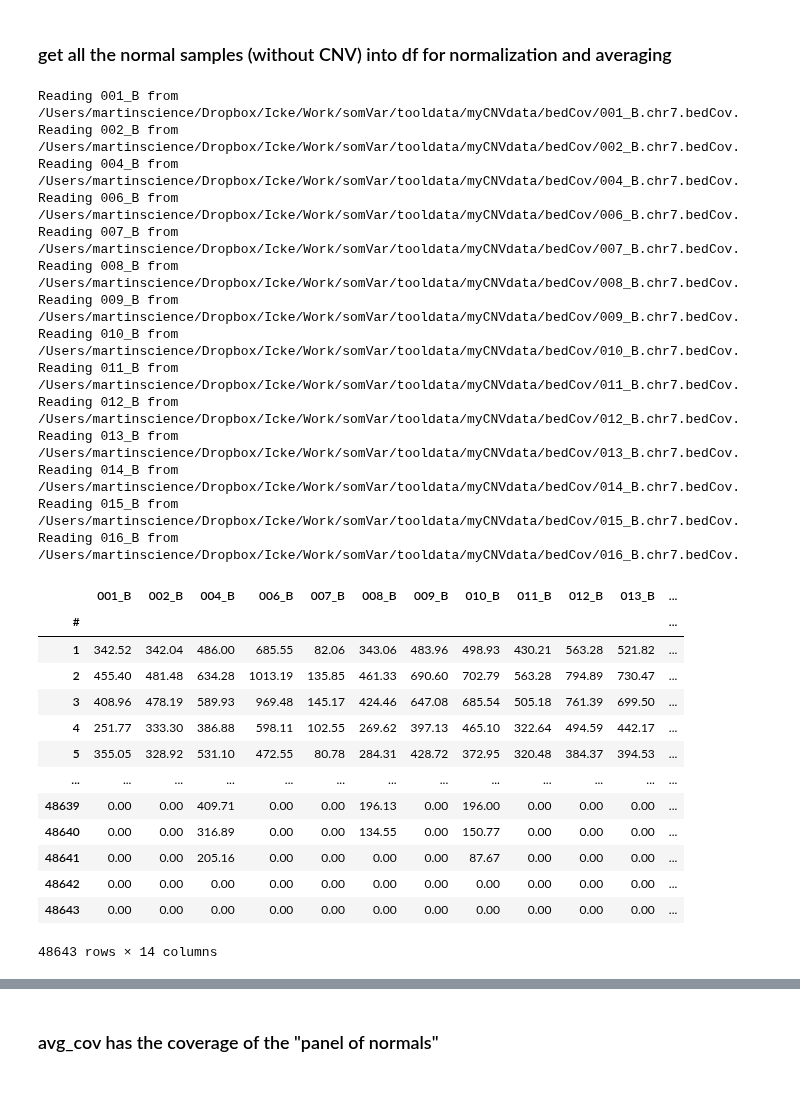
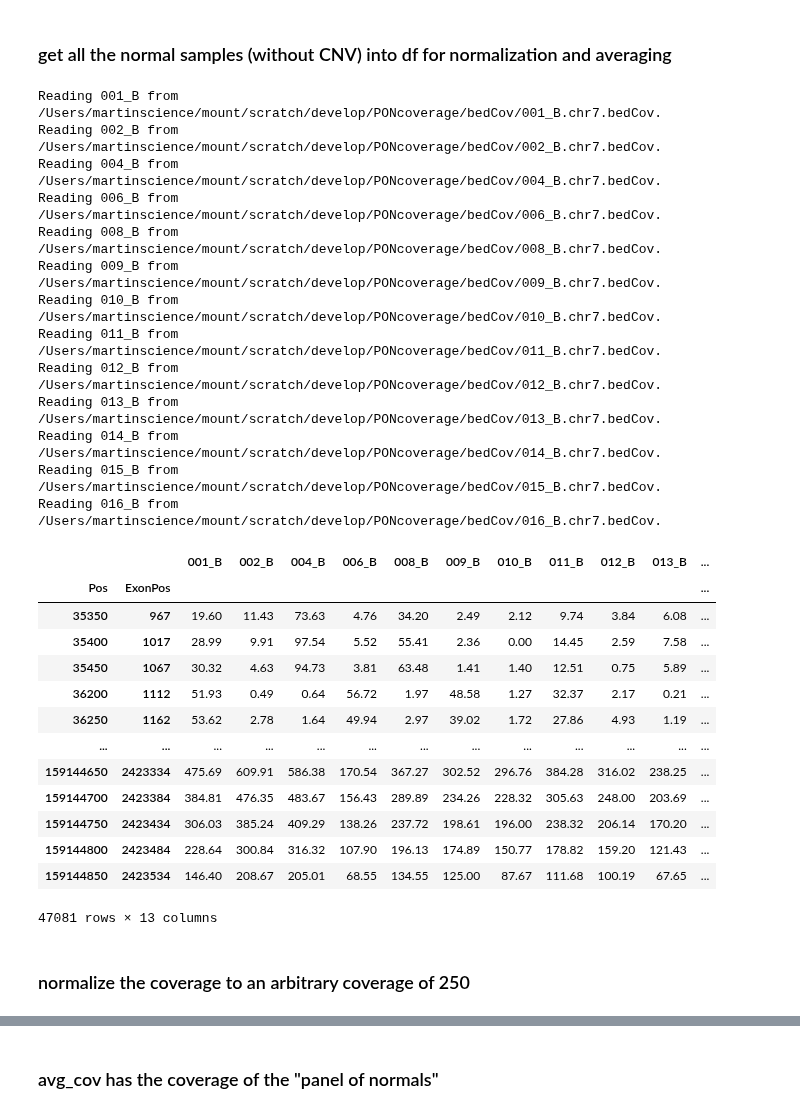
Before and after one commit to Mar111tiN/myCNV, a Jupyter notebook: nb/getPONcoverage.ipynb, the cells around one changed output, grey strips where cells are left out. Saved outputs shown, nothing was run; the diff lists cells and outputs as text; code cells hidden in the pictures; blank space fills up the shorter version.

```diff
--- a/nb/getPONcoverage.ipynb
+++ b/nb/getPONcoverage.ipynb
@@ -42,4 +22,5 @@ bed_path = f"{static_path}/bed_files/SureSelect/hg38"
 
 cnvdata = f"{tooldata}/myCNVdata/"
 bedCov_path = f"{cnvdata}/bedCov"
+bedCov_path = f"{home}/mount/scratch/develop/PONcoverage/bedCov"
 output_path = f"{cnvdata}/output"
@@ -65,50 +49,48 @@ test[:13]
 # %% [markdown]
 ### get all the normal samples (without CNV) into df for normalization and averaging
 # %%
+# try with pd merge
 import os
-path = bedCov
-samples = [1, 2, 4, 6, 7, 8, 9, 10, 11, 12, 13, 14, 15, 16]
-cov_dfs = []
+samples = [1, 2, 4, 6, 8, 9, 10, 11, 12, 13, 14, 15, 16]
+cov_df = pd.DataFrame(columns=['ExonPos', 'Pos'])
 for sample in [f"{str(s).zfill(3)}_B" for s in samples]:
-    file = os.path.join(path, f"{sample}.chr7.bedCov")
+    file = os.path.join(bedCov_path, f"{sample}.chr7.bedCov")
     print(f"Reading {sample} from {file}.")
-    df = pd.read_csv(file, sep='\t', usecols=['#', 'Coverage']).set_index('#').rename(columns={'Coverage':sample})
-    cov_dfs.append(df)
-cov_df = pd.concat(cov_dfs, axis=1).fillna(0)
+    df = pd.read_csv(file, sep='\t', compression='gzip').loc[:,['Pos', 'ExonPos', 'Coverage']].rename(columns={'Coverage':sample})
+    cov_df = cov_df.merge(df, on=['ExonPos', 'Pos'], how='outer')
+
+cov_df = cov_df.fillna(0).sort_values('ExonPos').set_index(['Pos', 'ExonPos'])
 cov_df
-# the set_index('#') effectively deletes the chromosome info and creates an index of length rollingWindow / 2
-# maybe that's not a good idea (better use an Exomic coordinate system)
-cov_tidy = cov_df.stack().reset_index().set_index('#').rename(columns={'level_1':'sample', 0:'Coverage'})
-cov_tidy.to_csv(f"{output_path}/all_tidy.bedCov", sep='\t')
 # %% [output]
-Reading 001_B from /Users/martinscience/Dropbox/Icke/Work/somVar/tooldata/myCNVdata/bedCov/001_B.chr7.bedCov.
-Reading 002_B from /Users/martinscience/Dropbox/Icke/Work/somVar/tooldata/myCNVdata/bedCov/002_B.chr7.bedCov.
-Reading 004_B from /Users/martinscience/Dropbox/Icke/Work/somVar/tooldata/myCNVdata/bedCov/004_B.chr7.bedCov.
-Reading 006_B from /Users/martinscience/Dropbox/Icke/Work/somVar/tooldata/myCNVdata/bedCov/006_B.chr7.bedCov.
-Reading 007_B from /Users/martinscience/Dropbox/Icke/Work/somVar/tooldata/myCNVdata/bedCov/007_B.chr7.bedCov.
-Reading 008_B from /Users/martinscience/Dropbox/Icke/Work/somVar/tooldata/myCNVdata/bedCov/008_B.chr7.bedCov.
-Reading 009_B from /Users/martinscience/Dropbox/Icke/Work/somVar/tooldata/myCNVdata/bedCov/009_B.chr7.bedCov.
-Reading 010_B from /Users/martinscience/Dropbox/Icke/Work/somVar/tooldata/myCNVdata/bedCov/010_B.chr7.bedCov.
-Reading 011_B from /Users/martinscience/Dropbox/Icke/Work/somVar/tooldata/myCNVdata/bedCov/011_B.chr7.bedCov.
-Reading 012_B from /Users/martinscience/Dropbox/Icke/Work/somVar/tooldata/myCNVdata/bedCov/012_B.chr7.bedCov.
-Reading 013_B from /Users/martinscience/Dropbox/Icke/Work/somVar/tooldata/myCNVdata/bedCov/013_B.chr7.bedCov.
-Reading 014_B from /Users/martinscience/Dropbox/Icke/Work/somVar/tooldata/myCNVdata/bedCov/014_B.chr7.bedCov.
-Reading 015_B from /Users/martinscience/Dropbox/Icke/Work/somVar/tooldata/myCNVdata/bedCov/015_B.chr7.bedCov.
-Reading 016_B from /Users/martinscience/Dropbox/Icke/Work/somVar/tooldata/myCNVdata/bedCov/016_B.chr7.bedCov.
+Reading 001_B from /Users/martinscience/mount/scratch/develop/PONcoverage/bedCov/001_B.chr7.bedCov.
+Reading 002_B from /Users/martinscience/mount/scratch/develop/PONcoverage/bedCov/002_B.chr7.bedCov.
+Reading 004_B from /Users/martinscience/mount/scratch/develop/PONcoverage/bedCov/004_B.chr7.bedCov.
+Reading 006_B from /Users/martinscience/mount/scratch/develop/PONcoverage/bedCov/006_B.chr7.bedCov.
+Reading 008_B from /Users/martinscience/mount/scratch/develop/PONcoverage/bedCov/008_B.chr7.bedCov.
+Reading 009_B from /Users/martinscience/mount/scratch/develop/PONcoverage/bedCov/009_B.chr7.bedCov.
+Reading 010_B from /Users/martinscience/mount/scratch/develop/PONcoverage/bedCov/010_B.chr7.bedCov.
+Reading 011_B from /Users/martinscience/mount/scratch/develop/PONcoverage/bedCov/011_B.chr7.bedCov.
+Reading 012_B from /Users/martinscience/mount/scratch/develop/PONcoverage/bedCov/012_B.chr7.bedCov.
+Reading 013_B from /Users/martinscience/mount/scratch/develop/PONcoverage/bedCov/013_B.chr7.bedCov.
+Reading 014_B from /Users/martinscience/mount/scratch/develop/PONcoverage/bedCov/014_B.chr7.bedCov.
+Reading 015_B from /Users/martinscience/mount/scratch/develop/PONcoverage/bedCov/015_B.chr7.bedCov.
+Reading 016_B from /Users/martinscience/mount/scratch/develop/PONcoverage/bedCov/016_B.chr7.bedCov.
-|  | 001_B | 002_B | 004_B | 006_B | 007_B | 008_B | 009_B | 010_B | 011_B | 012_B | 013_B | ... |
-| # |  |  |  |  |  |  |  |  |  |  |  | ... |
-| 1 | 342.52 | 342.04 | 486.00 | 685.55 | 82.06 | 343.06 | 483.96 | 498.93 | 430.21 | 563.28 | 521.82 | ... |
-| 2 | 455.40 | 481.48 | 634.28 | 1013.19 | 135.85 | 461.33 | 690.60 | 702.79 | 563.28 | 794.89 | 730.47 | ... |
-| 3 | 408.96 | 478.19 | 589.93 | 969.48 | 145.17 | 424.46 | 647.08 | 685.54 | 505.18 | 761.39 | 699.50 | ... |
-| 4 | 251.77 | 333.30 | 386.88 | 598.11 | 102.55 | 269.62 | 397.13 | 465.10 | 322.64 | 494.59 | 442.17 | ... |
-| 5 | 355.05 | 328.92 | 531.10 | 472.55 | 80.78 | 284.31 | 428.72 | 372.95 | 320.48 | 384.37 | 394.53 | ... |
+|  |  | 001_B | 002_B | 004_B | 006_B | 008_B | 009_B | 010_B | 011_B | 012_B | 013_B | ... |
+| Pos | ExonPos |  |  |  |  |  |  |  |  |  |  | ... |
+| 35350 | 967 | 19.60 | 11.43 | 73.63 | 4.76 | 34.20 | 2.49 | 2.12 | 9.74 | 3.84 | 6.08 | ... |
+| 35400 | 1017 | 28.99 | 9.91 | 97.54 | 5.52 | 55.41 | 2.36 | 0.00 | 14.45 | 2.59 | 7.58 | ... |
+| 35450 | 1067 | 30.32 | 4.63 | 94.73 | 3.81 | 63.48 | 1.41 | 1.40 | 12.51 | 0.75 | 5.89 | ... |
+| 36200 | 1112 | 51.93 | 0.49 | 0.64 | 56.72 | 1.97 | 48.58 | 1.27 | 32.37 | 2.17 | 0.21 | ... |
+| 36250 | 1162 | 53.62 | 2.78 | 1.64 | 49.94 | 2.97 | 39.02 | 1.72 | 27.86 | 4.93 | 1.19 | ... |
 | ... | ... | ... | ... | ... | ... | ... | ... | ... | ... | ... | ... | ... |
-| 48639 | 0.00 | 0.00 | 409.71 | 0.00 | 0.00 | 196.13 | 0.00 | 196.00 | 0.00 | 0.00 | 0.00 | ... |
-| 48640 | 0.00 | 0.00 | 316.89 | 0.00 | 0.00 | 134.55 | 0.00 | 150.77 | 0.00 | 0.00 | 0.00 | ... |
-| 48641 | 0.00 | 0.00 | 205.16 | 0.00 | 0.00 | 0.00 | 0.00 | 87.67 | 0.00 | 0.00 | 0.00 | ... |
-| 48642 | 0.00 | 0.00 | 0.00 | 0.00 | 0.00 | 0.00 | 0.00 | 0.00 | 0.00 | 0.00 | 0.00 | ... |
-| 48643 | 0.00 | 0.00 | 0.00 | 0.00 | 0.00 | 0.00 | 0.00 | 0.00 | 0.00 | 0.00 | 0.00 | ... |
+| 159144650 | 2423334 | 475.69 | 609.91 | 586.38 | 170.54 | 367.27 | 302.52 | 296.76 | 384.28 | 316.02 | 238.25 | ... |
+| 159144700 | 2423384 | 384.81 | 476.35 | 483.67 | 156.43 | 289.89 | 234.26 | 228.32 | 305.63 | 248.00 | 203.69 | ... |
+| 159144750 | 2423434 | 306.03 | 385.24 | 409.29 | 138.26 | 237.72 | 198.61 | 196.00 | 238.32 | 206.14 | 170.20 | ... |
+| 159144800 | 2423484 | 228.64 | 300.84 | 316.32 | 107.90 | 196.13 | 174.89 | 150.77 | 178.82 | 159.20 | 121.43 | ... |
+| 159144850 | 2423534 | 146.40 | 208.67 | 205.01 | 68.55 | 134.55 | 125.00 | 87.67 | 111.68 | 100.19 | 67.65 | ... |
-48643 rows × 14 columns
+47081 rows × 13 columns
+# %% [markdown]
+### normalize the coverage to an arbitrary coverage of 250
 # %%
 # normalize sample coverages to an average coverage of 250
 norm_cov = cov_df / cov_df.mean() * 250
```
Also changed, not shown: parts of 5 cells of this notebook, 7 other files.
